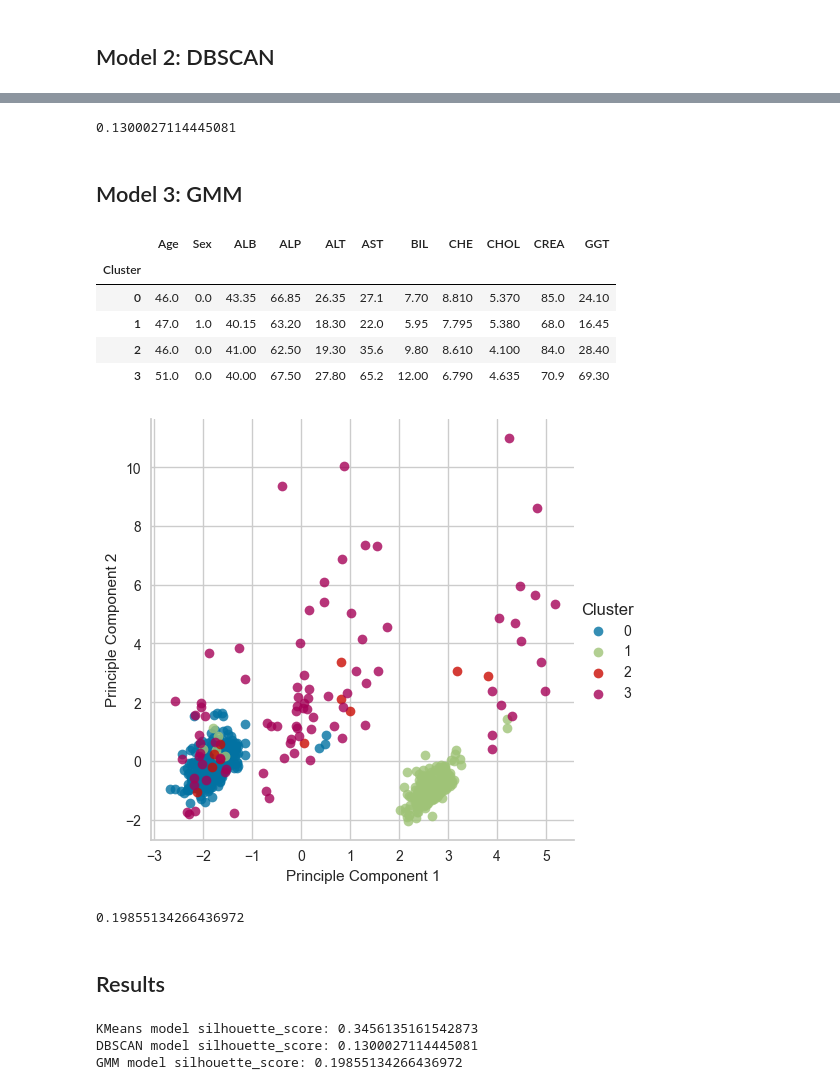
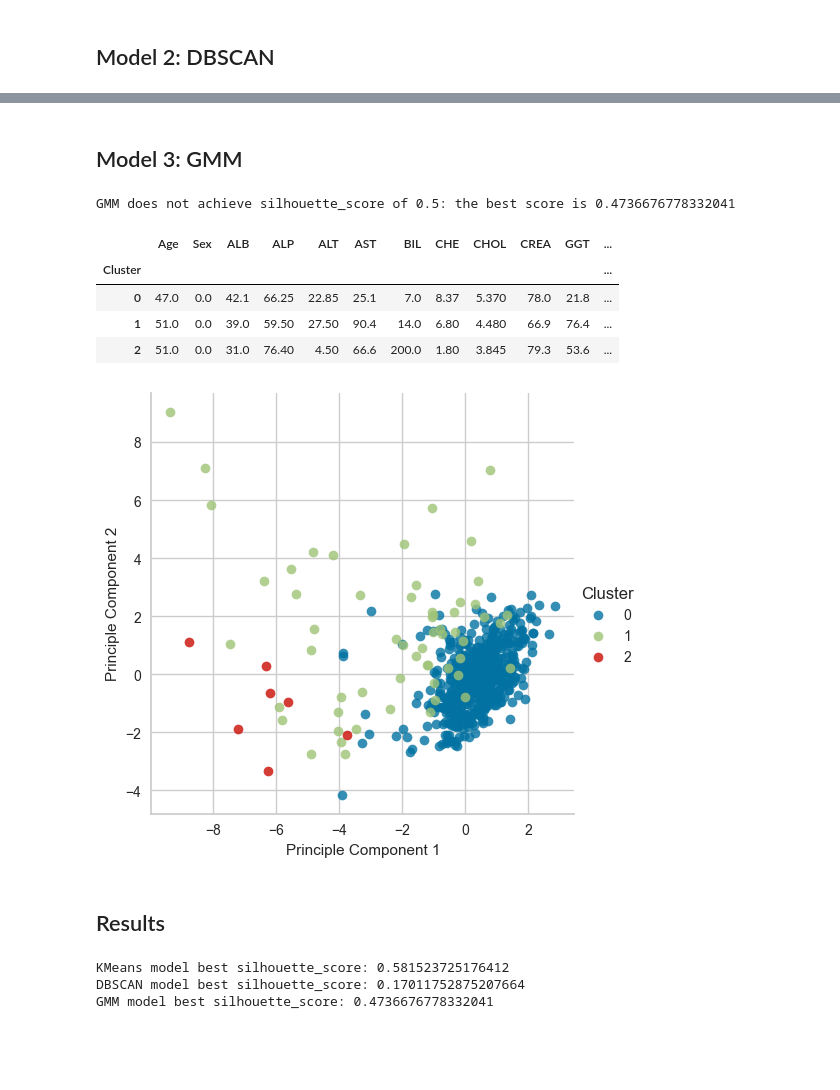
Before and after one commit to rojpa/hcv-clustering, a Jupyter notebook: hcv-clustering.ipynb, the cells around one changed output, grey strips where cells are left out. Saved outputs shown, nothing was run; the diff lists cells and outputs as text; code cells hidden in the pictures; blank space fills up the shorter version.

Commit message:
Update model

```diff
--- a/hcv-clustering.ipynb
+++ b/hcv-clustering.ipynb
@@ -127,6 +127,6 @@ memory usage: 62.6+ KB
 # %% [markdown]
 ## Data Cleaning and Feature Engineering
 # %%
-X = df.iloc[:,2:13]
+X = df.iloc[:,2:14]
 X
 # %% [output]
@@ -202,7 +207,7 @@ pd.DataFrame(pc_data, columns=[f'Comp {i}' for i in range(pc_data.shape[1])]).he
 # %%
 model = KMeans()
 
-kmvis = KElbowVisualizer(model, k=(3,10))
+kmvis = KElbowVisualizer(model, k=(1,10))
 kmvis.fit(pc_data)
 kmvis.poof()
 # %% [output]
@@ -238,11 +248,21 @@ print(km_score)
 X.drop(columns=['Cluster'])
 X_ori.drop(columns=['Cluster'])
 
-db = DBSCAN(eps=2)
-db.fit(X)
-X['Cluster'] = db.labels_
-X_ori['Cluster'] = X['Cluster']
-X['Cluster'].value_counts()
+db_score_max = 0
+for i in range(1000):
+    db = DBSCAN(eps=2)
+    db.fit(X)
+    X['Cluster'] = db.labels_
+    X_ori['Cluster'] = X['Cluster']
+    X['Cluster'].value_counts()
+    db_score = silhouette_score(X, X['Cluster'])
+    if db_score > db_score_max:
+        db_score_max = db_score
+    if db_score >= 0.5:
+        print(km_score)
+        break
+if db_score < 0.5:
+    print(f'DBSCAN does not achieve silhouette_score of 0.5: the best score is {db_score_max}')
 
 pc = pd.DataFrame([pc_data[:, 0], pc_data[:, 1]]).T
 pc.columns = ['Principle Component 1', 'Principle Component 2']
@@ -260,45 +280,45 @@ X_ori.groupby('Cluster').median()
-# %%
-db_score = silhouette_score(X, X['Cluster'])
-print(db_score)
-# %% [output]
-0.1300027114445081
 # %% [markdown]
 ## Model 3: GMM
 # %%
 X.drop(columns=['Cluster'])
 X_ori.drop(columns=['Cluster'])
 
-gm = GaussianMixture(n_components=kmvis.elbow_value_)
-gm.fit(X)
-X['Cluster'] = gm.fit_predict(X)
-X_ori['Cluster'] = X['Cluster']
-X['Cluster'].value_counts()
+gm_score_max = 0
+for i in range(100):
+    gm = GaussianMixture(n_components=kmvis.elbow_value_)
+    gm.fit(X)
+    X['Cluster'] = gm.fit_predict(X)
+    X_ori['Cluster'] = X['Cluster']
+    X['Cluster'].value_counts()
+    gm_score = silhouette_score(X, X['Cluster'])
+    if gm_score > gm_score_max:
+        gm_score_max = gm_score
+    if gm_score > 0.5:
+        print(gm_score)
+        break
+if gm_score < 0.5:
+    print(f'GMM does not achieve silhouette_score of 0.5: the best score is {gm_score_max}')
 
 pc = pd.DataFrame([pc_data[:, 0], pc_data[:, 1]]).T
 pc.columns = ['Principle Component 1', 'Principle Component 2']
 pc = pd.concat([pc, X['Cluster']], axis=1)
 sns.lmplot(x='Principle Component 1', y='Principle Component 2', data=pc, hue='Cluster', fit_reg=False)
 X_ori.groupby('Cluster').median()
 # %% [output]
+GMM does not achieve silhouette_score of 0.5: the best score is 0.4736676778332041
-|  | Age | Sex | ALB | ALP | ALT | AST | BIL | CHE | CHOL | CREA | GGT |
-| Cluster |  |  |  |  |  |  |  |  |  |  |  |
-| 0 | 46.0 | 0.0 | 43.35 | 66.85 | 26.35 | 27.1 | 7.70 | 8.810 | 5.370 | 85.0 | 24.10 |
-| 1 | 47.0 | 1.0 | 40.15 | 63.20 | 18.30 | 22.0 | 5.95 | 7.795 | 5.380 | 68.0 | 16.45 |
-| 2 | 46.0 | 0.0 | 41.00 | 62.50 | 19.30 | 35.6 | 9.80 | 8.610 | 4.100 | 84.0 | 28.40 |
-| 3 | 51.0 | 0.0 | 40.00 | 67.50 | 27.80 | 65.2 | 12.00 | 6.790 | 4.635 | 70.9 | 69.30 |
+|  | Age | Sex | ALB | ALP | ALT | AST | BIL | CHE | CHOL | CREA | GGT | ... |
+| Cluster |  |  |  |  |  |  |  |  |  |  |  | ... |
+| 0 | 47.0 | 0.0 | 42.1 | 66.25 | 22.85 | 25.1 | 7.0 | 8.37 | 5.370 | 78.0 | 21.8 | ... |
+| 1 | 51.0 | 0.0 | 39.0 | 59.50 | 27.50 | 90.4 | 14.0 | 6.80 | 4.480 | 66.9 | 76.4 | ... |
+| 2 | 51.0 | 0.0 | 31.0 | 76.40 | 4.50 | 66.6 | 200.0 | 1.80 | 3.845 | 79.3 | 53.6 | ... |
-[figure, old version]
+[figure, new version]
-# %%
-gm_score = silhouette_score(X, X['Cluster'])
-print(gm_score)
-# %% [output]
-0.19855134266436972
 # %% [markdown]
 ## Results
 # %%
-print(f'KMeans model silhouette_score: {km_score}')
-print(f'DBSCAN model silhouette_score: {db_score}')
-print(f'GMM model silhouette_score: {gm_score}')
+print(f'KMeans model best silhouette_score: {km_score_max}')
+print(f'DBSCAN model best silhouette_score: {db_score_max}')
+print(f'GMM model best silhouette_score: {gm_score_max}')
 # %% [output]
-KMeans model silhouette_score: 0.3456135161542873
-DBSCAN model silhouette_score: 0.1300027114445081
-GMM model silhouette_score: 0.19855134266436972
+KMeans model best silhouette_score: 0.581523725176412
+DBSCAN model best silhouette_score: 0.17011752875207664
+GMM model best silhouette_score: 0.4736676778332041
```
Also changed, not shown: parts of 9 cells of this notebook.
